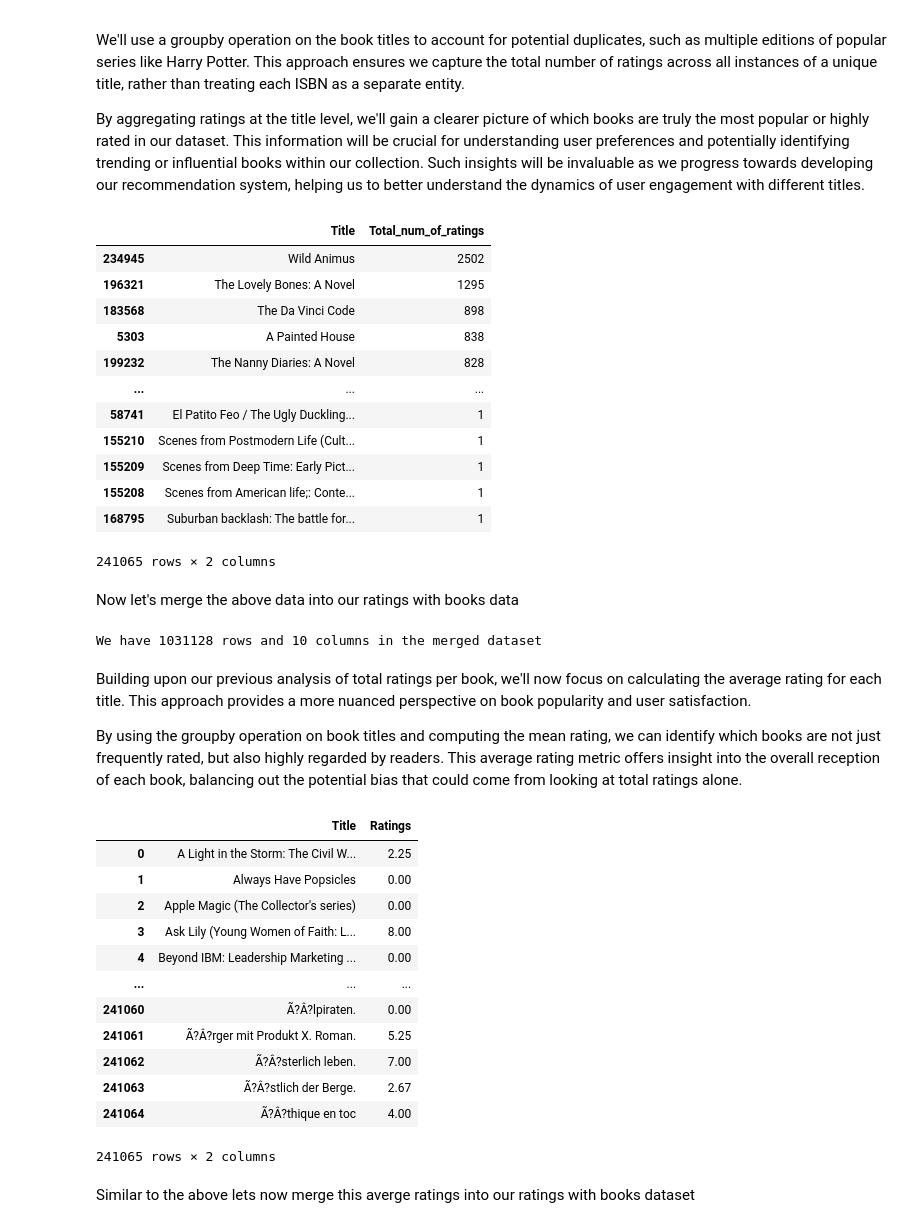
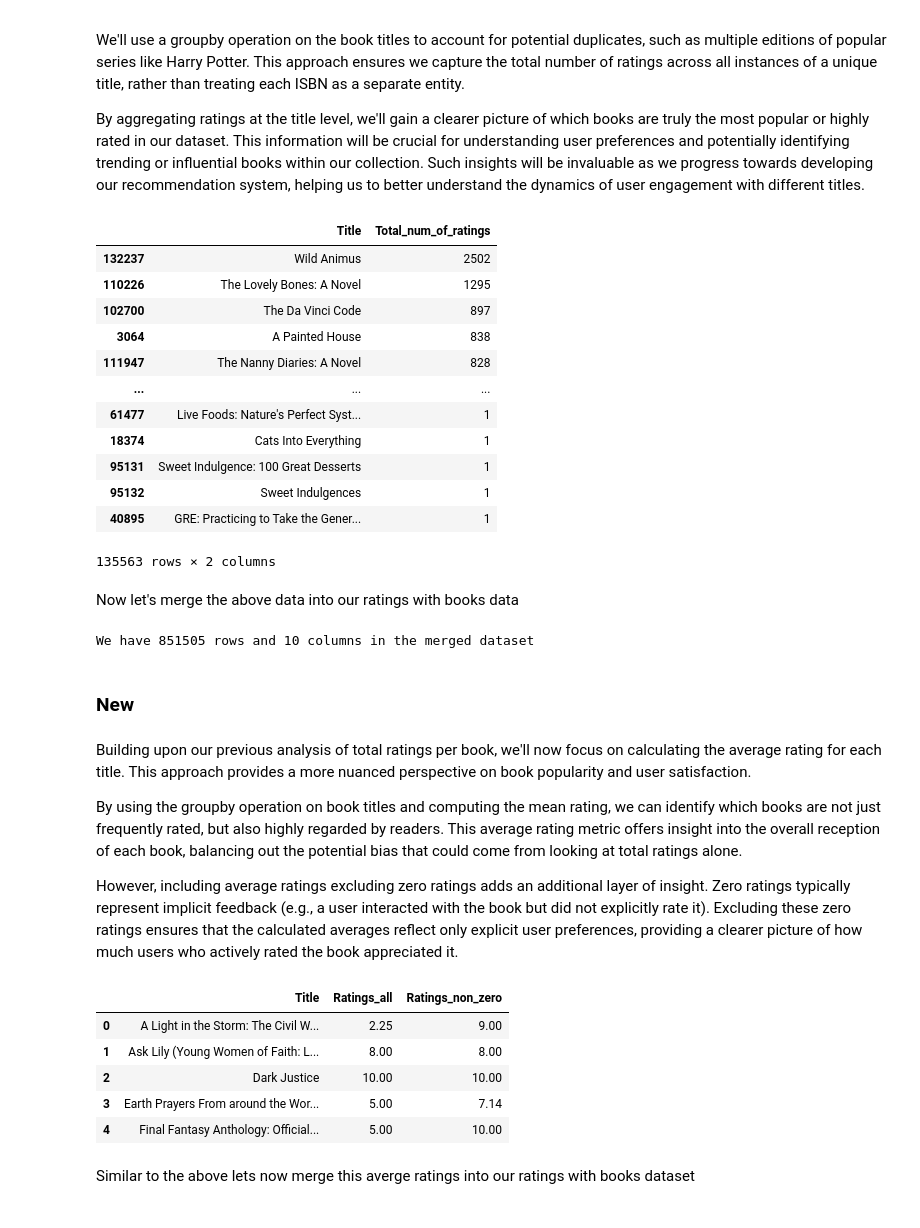
Before and after one commit to MiliThakrar/Book-Recommendations, a Jupyter notebook: notebooks/Book Recommendations-1_DataWrangling .ipynb, the cells around one changed output. Drawn from its saved outputs; the diff is of its cells as text; code cells hidden in the pictures.

```diff
--- a/notebooks/Book Recommendations-1_DataWrangling .ipynb
+++ b/notebooks/Book Recommendations-1_DataWrangling .ipynb
@@ -813,0 +884,4 @@ We can see that we have no null values of duplicated rows in the in the merged d
+# %%
+# Any book that has only a 0 rating
+filtered_df = ratings_with_books.groupby('ISBN').filter(lambda x: (x['Ratings'] == 0).all())
+filtered_df.shape
@@ -813,0 +970,3 @@ We can see that we have no null values of duplicated rows in the in the merged d
+# %%
+# Drop the books with all zero ratings using ISBN
+ratings_with_books = ratings_with_books[~ratings_with_books['ISBN'].isin(filtered_df['ISBN'])]
@@ -843,18 +1005,18 @@ rating_per_title.rename(columns={'Ratings': 'Total_num_of_ratings'}, inplace=Tru
 rating_per_title.sort_values(by='Total_num_of_ratings', ascending=False)
 # %% [output]
 |  | Title | Total_num_of_ratings |
-| 234945 | Wild Animus | 2502 |
-| 196321 | The Lovely Bones: A Novel | 1295 |
-| 183568 | The Da Vinci Code | 898 |
-| 5303 | A Painted House | 838 |
-| 199232 | The Nanny Diaries: A Novel | 828 |
+| 132237 | Wild Animus | 2502 |
+| 110226 | The Lovely Bones: A Novel | 1295 |
+| 102700 | The Da Vinci Code | 897 |
+| 3064 | A Painted House | 838 |
+| 111947 | The Nanny Diaries: A Novel | 828 |
 | ... | ... | ... |
-| 58741 | El Patito Feo / The Ugly Duckling... | 1 |
-| 155210 | Scenes from Postmodern Life (Cult... | 1 |
-| 155209 | Scenes from Deep Time: Early Pict... | 1 |
-| 155208 | Scenes from American life;: Conte... | 1 |
-| 168795 | Suburban backlash: The battle for... | 1 |
+| 61477 | Live Foods: Nature's Perfect Syst... | 1 |
+| 18374 | Cats Into Everything | 1 |
+| 95131 | Sweet Indulgence: 100 Great Desserts | 1 |
+| 95132 | Sweet Indulgences | 1 |
+| 40895 | GRE: Practicing to Take the Gener... | 1 |
-241065 rows × 2 columns
+135563 rows × 2 columns
 # %% [markdown]
 Now let's merge the above data into our ratings with books data
 # %%
@@ -865,28 +1027,34 @@ ratings_with_books = ratings_with_books.merge(rating_per_title, on='Title')
 ratings_with_books.shape
 print(f"We have {ratings_with_books.shape[0]} rows and {ratings_with_books.shape[1]} columns in the merged dataset")
 # %% [output]
-We have 1031128 rows and 10 columns in the merged dataset
+We have 851505 rows and 10 columns in the merged dataset
+# %% [markdown]
+<a id="new3"></a>
+### New
 # %% [markdown]
 Building upon our previous analysis of total ratings per book, we'll now focus on calculating the average rating for each title. This approach provides a more nuanced perspective on book popularity and user satisfaction.
 
 By using the groupby operation on book titles and computing the mean rating, we can identify which books are not just frequently rated, but also highly regarded by readers. This average rating metric offers insight into the overall reception of each book, balancing out the potential bias that could come from looking at total ratings alone.
+
+However, including average ratings excluding zero ratings adds an additional layer of insight. Zero ratings typically represent implicit feedback (e.g., a user interacted with the book but did not explicitly rate it). Excluding these zero ratings ensures that the calculated averages reflect only explicit user preferences, providing a clearer picture of how much users who actively rated the book appreciated it.
 # %%
-# Finding the average ratings per title
+# Calculate average ratings (including zeros)
 avg_ratings = ratings_with_books.groupby('Title')['Ratings'].mean().round(2).reset_index()
-avg_ratings
+
+# Calculate average non-zero ratings
+avg_non_zero_ratings = ratings_with_books[ratings_with_books['Ratings'] != 0].groupby('Title')['Ratings'].mean().round(2).reset_index()
+
+# Merge the two DataFrames on the 'Title' column
+combined_df = avg_ratings.merge(avg_non_zero_ratings, on='Title', how='outer', suffixes=('_all', '_non_zero'))
+
+# Display the resulting DataFrame
+combined_df.head()
 # %% [output]
-|  | Title | Ratings |
-| 0 | A Light in the Storm: The Civil W... | 2.25 |
-| 1 | Always Have Popsicles | 0.00 |
-| 2 | Apple Magic (The Collector's series) | 0.00 |
-| 3 | Ask Lily (Young Women of Faith: L... | 8.00 |
-| 4 | Beyond IBM: Leadership Marketing ... | 0.00 |
-| ... | ... | ... |
-| 241060 | Ã?Â?lpiraten. | 0.00 |
-| 241061 | Ã?Â?rger mit Produkt X. Roman. | 5.25 |
-| 241062 | Ã?Â?sterlich leben. | 7.00 |
-| 241063 | Ã?Â?stlich der Berge. | 2.67 |
-| 241064 | Ã?Â?thique en toc | 4.00 |
+|  | Title | Ratings_all | Ratings_non_zero |
+| 0 | A Light in the Storm: The Civil W... | 2.25 | 9.00 |
+| 1 | Ask Lily (Young Women of Faith: L... | 8.00 | 8.00 |
+| 2 | Dark Justice | 10.00 | 10.00 |
+| 3 | Earth Prayers From around the Wor... | 5.00 | 7.14 |
+| 4 | Final Fantasy Anthology: Official... | 5.00 | 10.00 |
-241065 rows × 2 columns
 # %%
 # Renaming column
```
Also changed, not shown: parts of 59 cells of this notebook, 7 other files.
